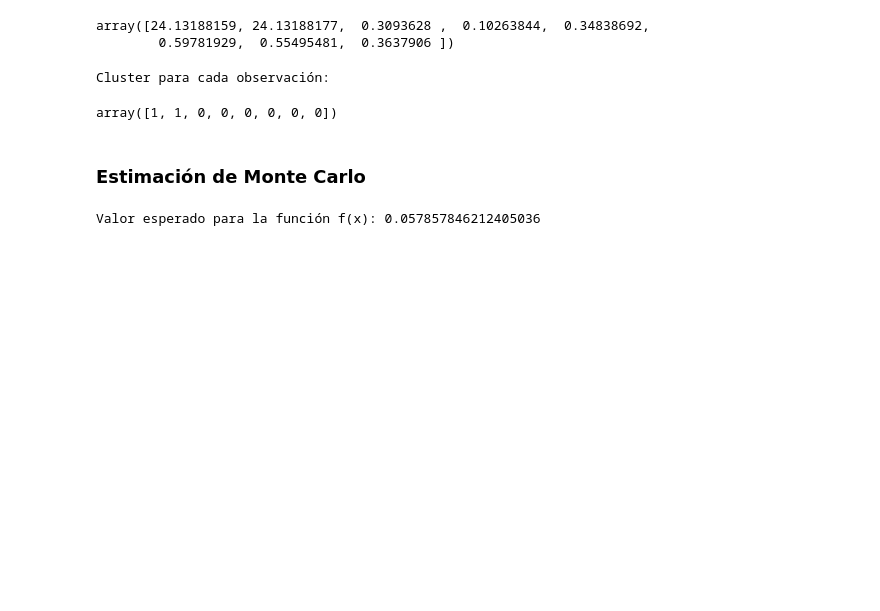
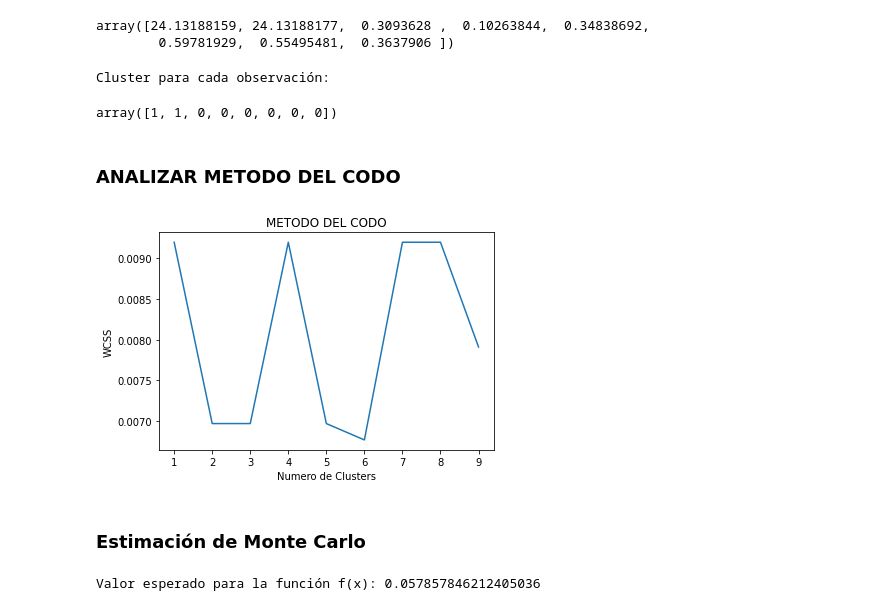
Before and after one commit to navas604/Statistical-Learning-II, a Jupyter notebook: Practica 1 - K-Means Y GMM.ipynb, the cells around one changed output. Drawn from its saved outputs; the diff is of its cells as text; code cells hidden in the pictures; blank space fills up the shorter version.

```diff
--- a/Practica 1 - K-Means Y GMM.ipynb
+++ b/Practica 1 - K-Means Y GMM.ipynb
@@ -347,6 +347,27 @@ gmm.predict(dataset2)
 # %% [output]
 Cluster para cada observación:
 array([1, 1, 0, 0, 0, 0, 0, 0])
+# %% [markdown]
+### ANALIZAR METODO DEL CODO
+# %%
+WCSS_array = np.array([])
+k_max = 10
+
+for i in range(1,k_max):
+    clusters, centroids = k_means(i, dataset2)
+    WCSS = 0
+    for j in range(i):
+        WCSS += (1/len(dataset2))*(np.sum((clusters[j+1][:,0] - centroids[0,:][j])**2))
+    WCSS_array=np.append(WCSS_array, WCSS)
+# %%
+k_array = np.arange(1, k_max, 1)
+plt.plot(k_array, WCSS_array)
+plt.xlabel("Numero de Clusters")
+plt.ylabel("WCSS")
+plt.title("METODO DEL CODO")
+plt.show()
+# %% [output]
+[figure, added]
 # %% [markdown]
 ### Estimación de Monte Carlo
 # %%
```
Also changed, not shown: parts of 9 cells of this notebook.
